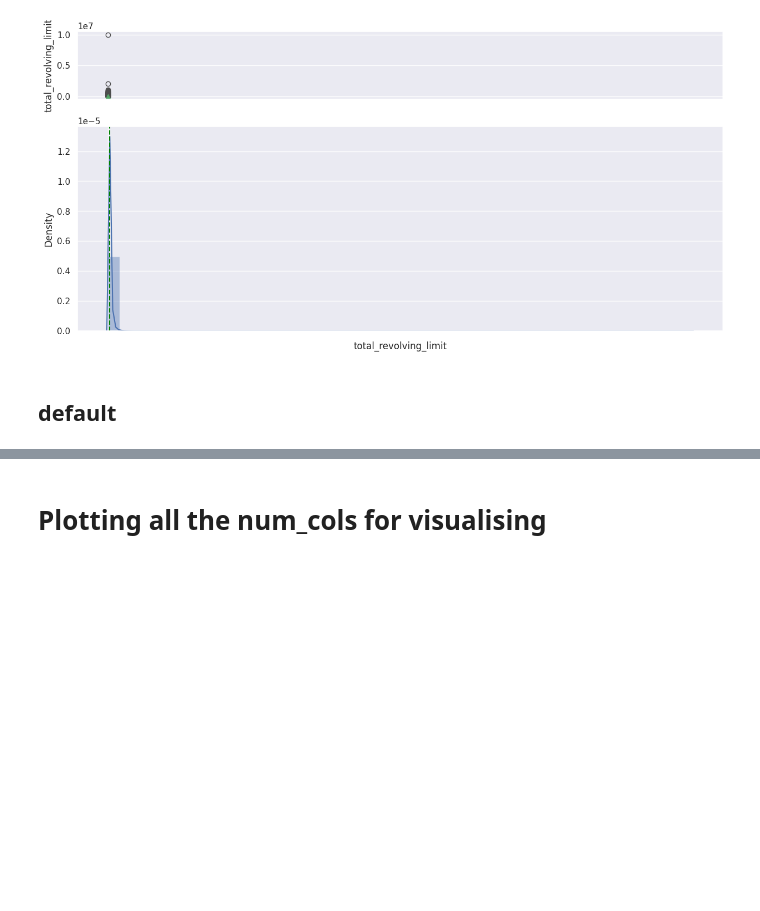
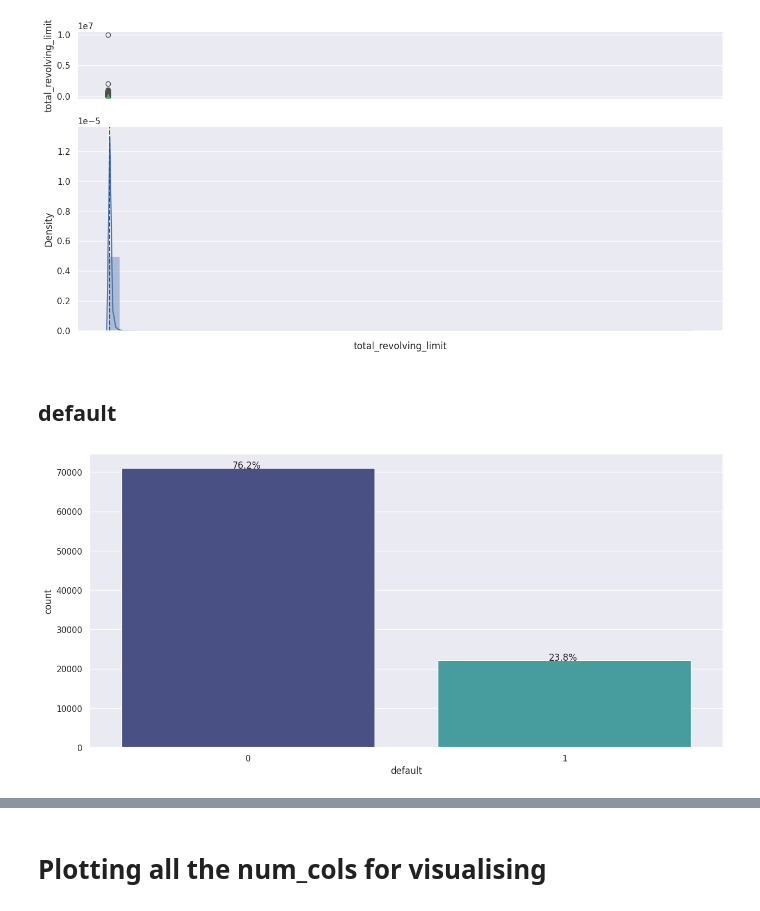
Before and after one commit to 8946-art/Boosting_eVISA_Business-Application, a Jupyter notebook: NBFC Loan Default.ipynb, the cells around one changed output, grey strips where cells are left out. Saved outputs shown, nothing was run; the diff lists cells and outputs as text; code cells hidden in the pictures; blank space fills up the shorter version.

```diff
--- a/NBFC Loan Default.ipynb
+++ b/NBFC Loan Default.ipynb
@@ -415,3 +415,7 @@ histogram_boxplot(df.total_revolving_limit)
 [figure]
 # %% [markdown]
 ## default
+# %%
+perc_on_bar(df.default)
+# %% [output]
+[figure, added]
```
Also changed, not shown: parts of 46 cells of this notebook.
